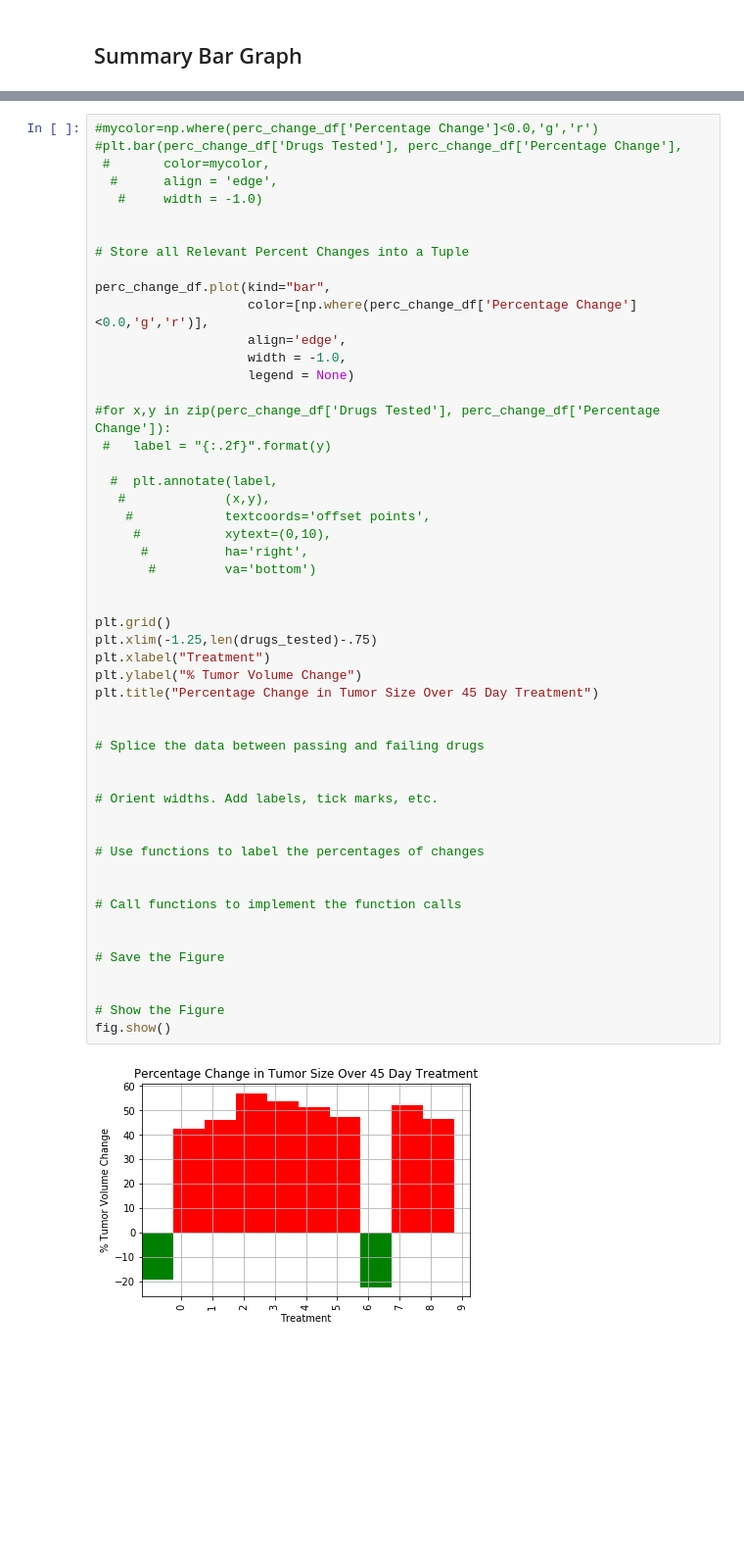
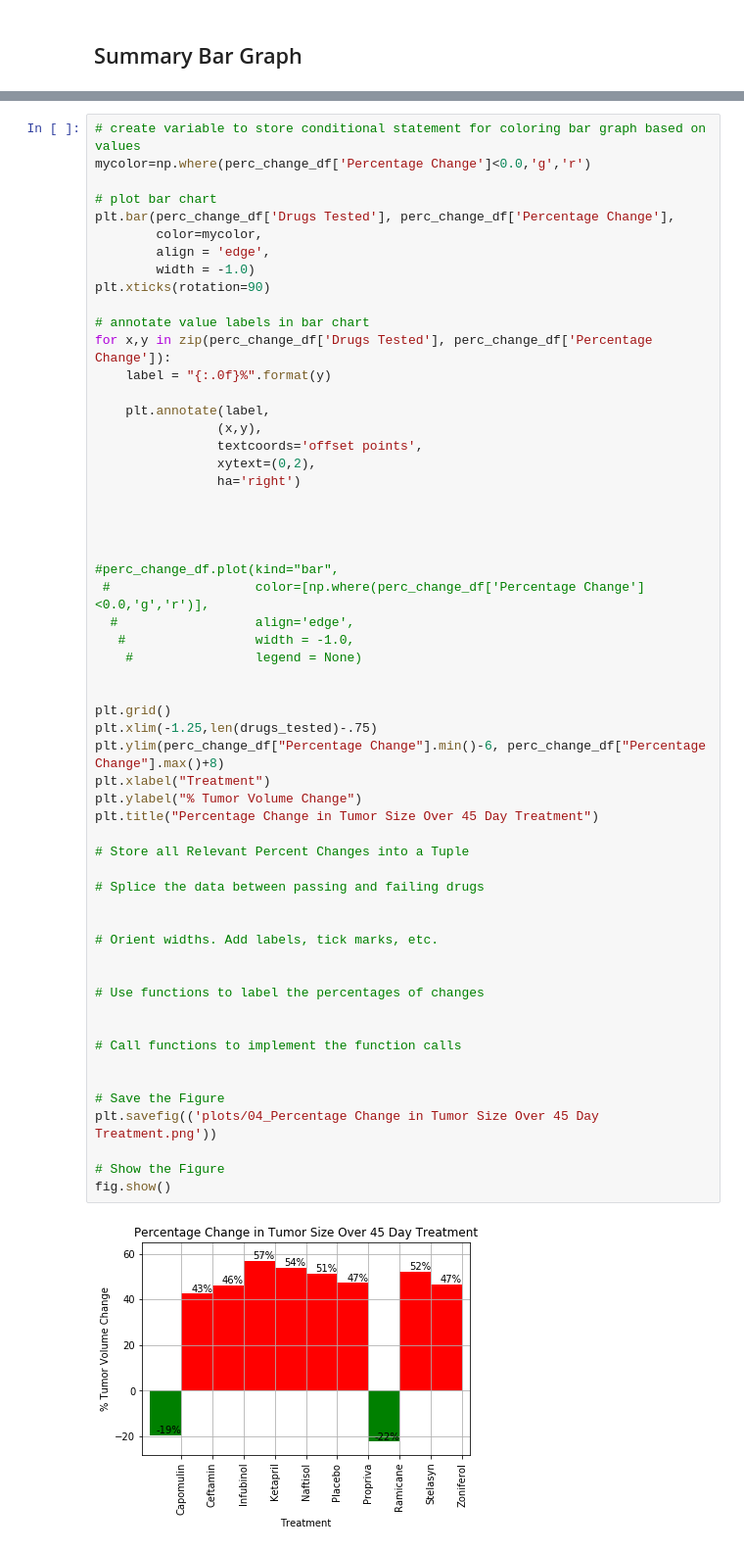
Before and after one commit to loryuen/matplotlib-challenge, a Jupyter notebook: Pymaceuticals/pymaceuticals_starter.ipynb, the cells around one changed output, grey strips where cells are left out. Shown at 98% size. Saved outputs shown, nothing was run; the diff lists cells and outputs as text; blank space fills up the shorter version.

Commit message:
almost final, last chart done

```diff
--- a/Pymaceuticals/pymaceuticals_starter.ipynb
+++ b/Pymaceuticals/pymaceuticals_starter.ipynb
@@ -371,55 +362,61 @@ perc_change_df
 # %%
-#mycolor=np.where(perc_change_df['Percentage Change']<0.0,'g','r')
-#plt.bar(perc_change_df['Drugs Tested'], perc_change_df['Percentage Change'],
- #       color=mycolor,
-  #      align = 'edge',
-   #     width = -1.0)
+# create variable to store conditional statement for coloring bar graph based on values
+mycolor=np.where(perc_change_df['Percentage Change']<0.0,'g','r')
+
+# plot bar chart
+plt.bar(perc_change_df['Drugs Tested'], perc_change_df['Percentage Change'],
+        color=mycolor,
+        align = 'edge',
+        width = -1.0)
+plt.xticks(rotation=90)
+
+# annotate value labels in bar chart
+for x,y in zip(perc_change_df['Drugs Tested'], perc_change_df['Percentage Change']):
+    label = "{:.0f}%".format(y)
+
+    plt.annotate(label,
+                (x,y),
+                textcoords='offset points',
+                xytext=(0,2),
+                ha='right')
 
 
-# Store all Relevant Percent Changes into a Tuple
 
-perc_change_df.plot(kind="bar",
-                    color=[np.where(perc_change_df['Percentage Change']<0.0,'g','r')],
-                    align='edge',
-                    width = -1.0,
-                    legend = None)
 
-#for x,y in zip(perc_change_df['Drugs Tested'], perc_change_df['Percentage Change']):
- #   label = "{:.2f}".format(y)
-
-  #  plt.annotate(label,
-   #             (x,y),
-    #            textcoords='offset points',
-     #           xytext=(0,10),
-      #          ha='right',
-       #         va='bottom')
+#perc_change_df.plot(kind="bar",
+ #                   color=[np.where(perc_change_df['Percentage Change']<0.0,'g','r')],
+  #                  align='edge',
+   #                 width = -1.0,
+    #                legend = None)
 
 
 plt.grid()
 plt.xlim(-1.25,len(drugs_tested)-.75)
+plt.ylim(perc_change_df["Percentage Change"].min()-6, perc_change_df["Percentage Change"].max()+8)
 plt.xlabel("Treatment")
 plt.ylabel("% Tumor Volume Change")
 plt.title("Percentage Change in Tumor Size Over 45 Day Treatment")
 
+# Store all Relevant Percent Changes into a Tuple
 
 # Splice the data between passing and failing drugs
 
 
 # Orient widths. Add labels, tick marks, etc.
 
 
 # Use functions to label the percentages of changes
 
 
 # Call functions to implement the function calls
 
 
 # Save the Figure
-
+plt.savefig(('plots/04_Percentage Change in Tumor Size Over 45 Day Treatment.png'))
 
 # Show the Figure
 fig.show()
 # %% [output]
-[figure, old version]
+[figure, new version]
 # %% [markdown]
 ![Metastatic Spread During Treatment](../Images/change.png)
```
Also changed, not shown: parts of 1 cell of this notebook.
